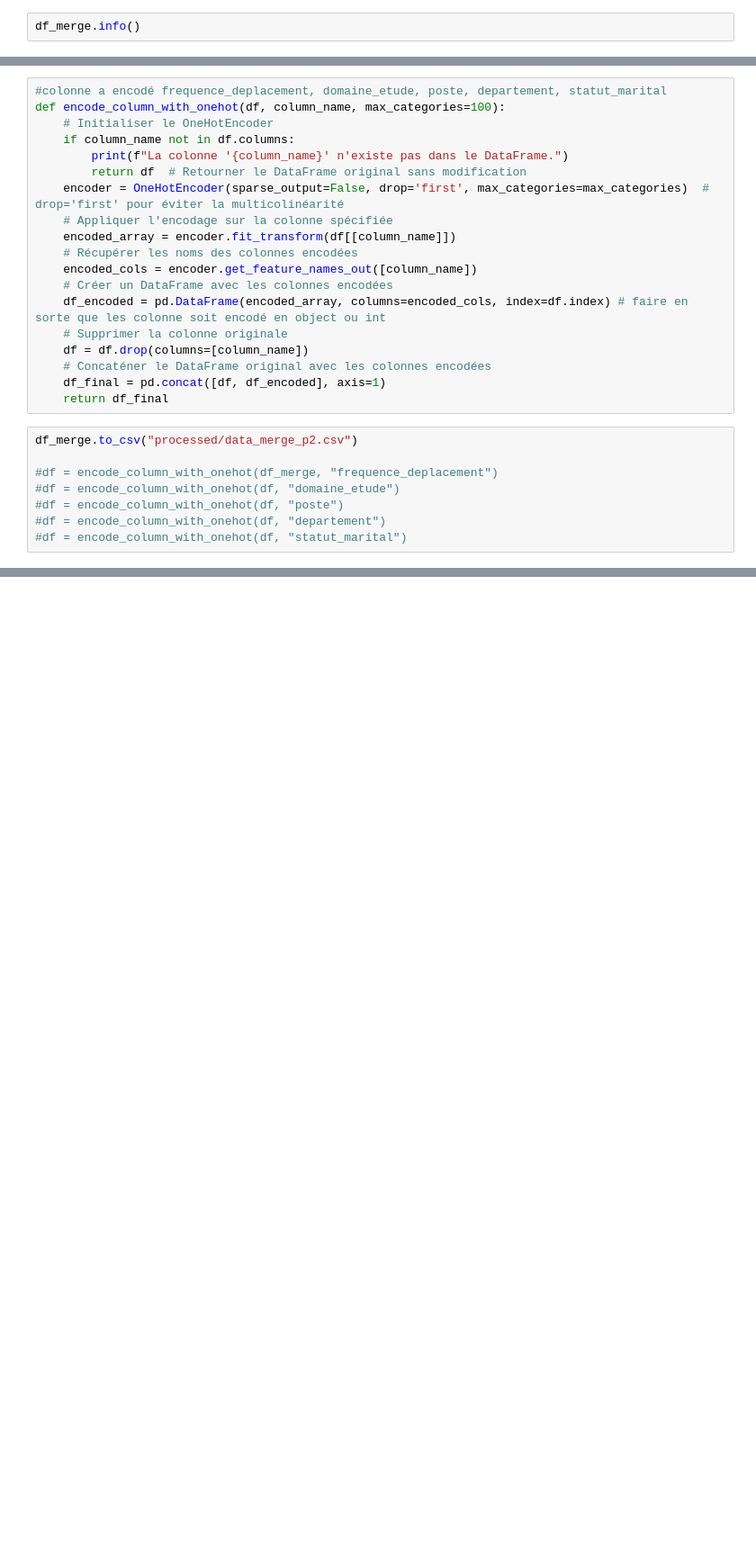
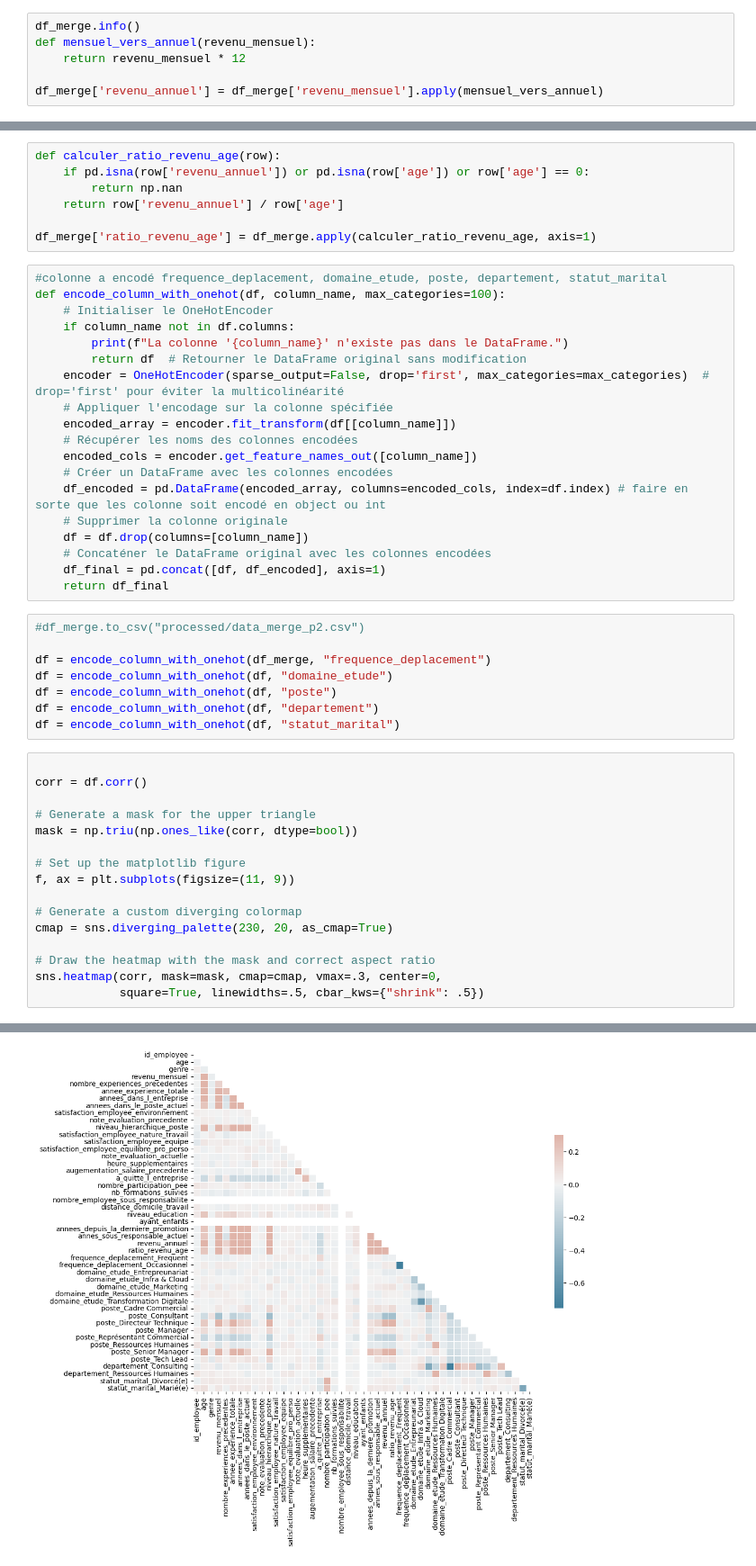
Before and after one commit to Soct/formation_OC, a Jupyter notebook: projet_4/P2_Feature_Engineering.ipynb, the cells around one changed output, grey strips where cells are left out. Shown at 90% size. Saved outputs shown, nothing was run; the diff lists cells and outputs as text; blank space fills up the shorter version.

```diff
--- a/projet_4/P2_Feature_Engineering.ipynb
+++ b/projet_4/P2_Feature_Engineering.ipynb
@@ -52,6 +55,10 @@ augementation_salaire_precedente
 Name: count, dtype: int64
 # %%
 df_merge.info()
+def mensuel_vers_annuel(revenu_mensuel):
+    return revenu_mensuel * 12
+
+df_merge['revenu_annuel'] = df_merge['revenu_mensuel'].apply(mensuel_vers_annuel)
 # %% [output]
 <class 'pandas.core.frame.DataFrame'>
 Index: 1470 entries, 0 to 1469
@@ -70,6 +77,13 @@ Data columns (total 31 columns):
  30  annes_sous_responsable_actuel              1470 non-null   int64
 dtypes: float64(1), int64(25), object(5)
 memory usage: 367.5+ KB
+# %%
+def calculer_ratio_revenu_age(row):
+    if pd.isna(row['revenu_annuel']) or pd.isna(row['age']) or row['age'] == 0:
+        return np.nan
+    return row['revenu_annuel'] / row['age']
+
+df_merge['ratio_revenu_age'] = df_merge.apply(calculer_ratio_revenu_age, axis=1)
 # %%
 #colonne a encodé frequence_deplacement, domaine_etude, poste, departement, statut_marital
 def encode_column_with_onehot(df, column_name, max_categories=100):
@@ -90,10 +104,27 @@ def encode_column_with_onehot(df, column_name, max_categories=100):
     df_final = pd.concat([df, df_encoded], axis=1)
     return df_final
 # %%
-df_merge.to_csv("processed/data_merge_p2.csv")
+#df_merge.to_csv("processed/data_merge_p2.csv")
 
-#df = encode_column_with_onehot(df_merge, "frequence_deplacement")
-#df = encode_column_with_onehot(df, "domaine_etude")
-#df = encode_column_with_onehot(df, "poste")
-#df = encode_column_with_onehot(df, "departement")
-#df = encode_column_with_onehot(df, "statut_marital")
+df = encode_column_with_onehot(df_merge, "frequence_deplacement")
+df = encode_column_with_onehot(df, "domaine_etude")
+df = encode_column_with_onehot(df, "poste")
+df = encode_column_with_onehot(df, "departement")
+df = encode_column_with_onehot(df, "statut_marital")
+# %%
+
+corr = df.corr()
+
+# Generate a mask for the upper triangle
+mask = np.triu(np.ones_like(corr, dtype=bool))
+
+# Set up the matplotlib figure
+f, ax = plt.subplots(figsize=(11, 9))
+
+# Generate a custom diverging colormap
+cmap = sns.diverging_palette(230, 20, as_cmap=True)
+
+# Draw the heatmap with the mask and correct aspect ratio
+sns.heatmap(corr, mask=mask, cmap=cmap, vmax=.3, center=0,
+            square=True, linewidths=.5, cbar_kws={"shrink": .5})
+# %% [output]
@@ -99,0 +132 @@ df_merge.to_csv("processed/data_merge_p2.csv")
+[figure, added]
```
Also changed, not shown: parts of 3 cells of this notebook, 1 other file.
